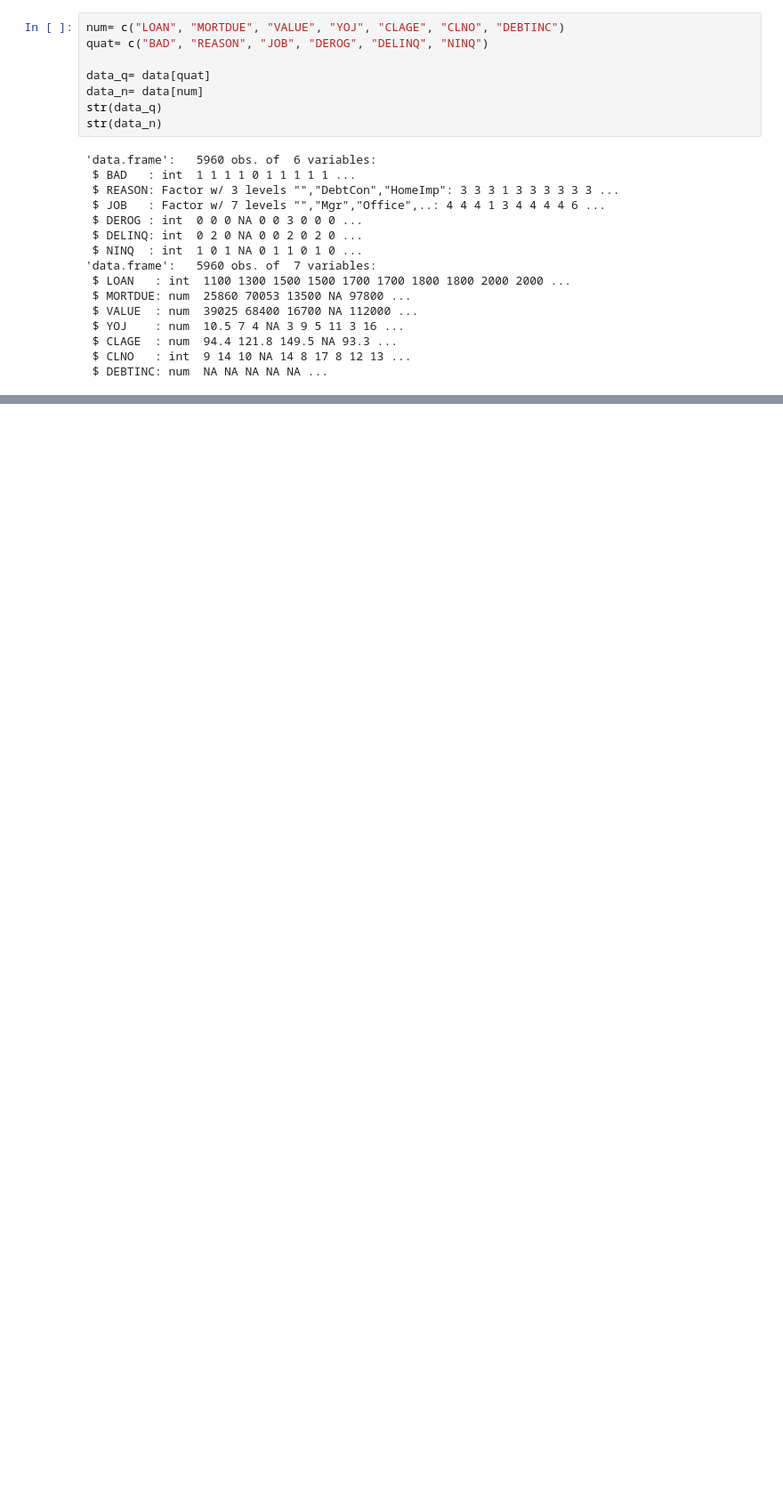
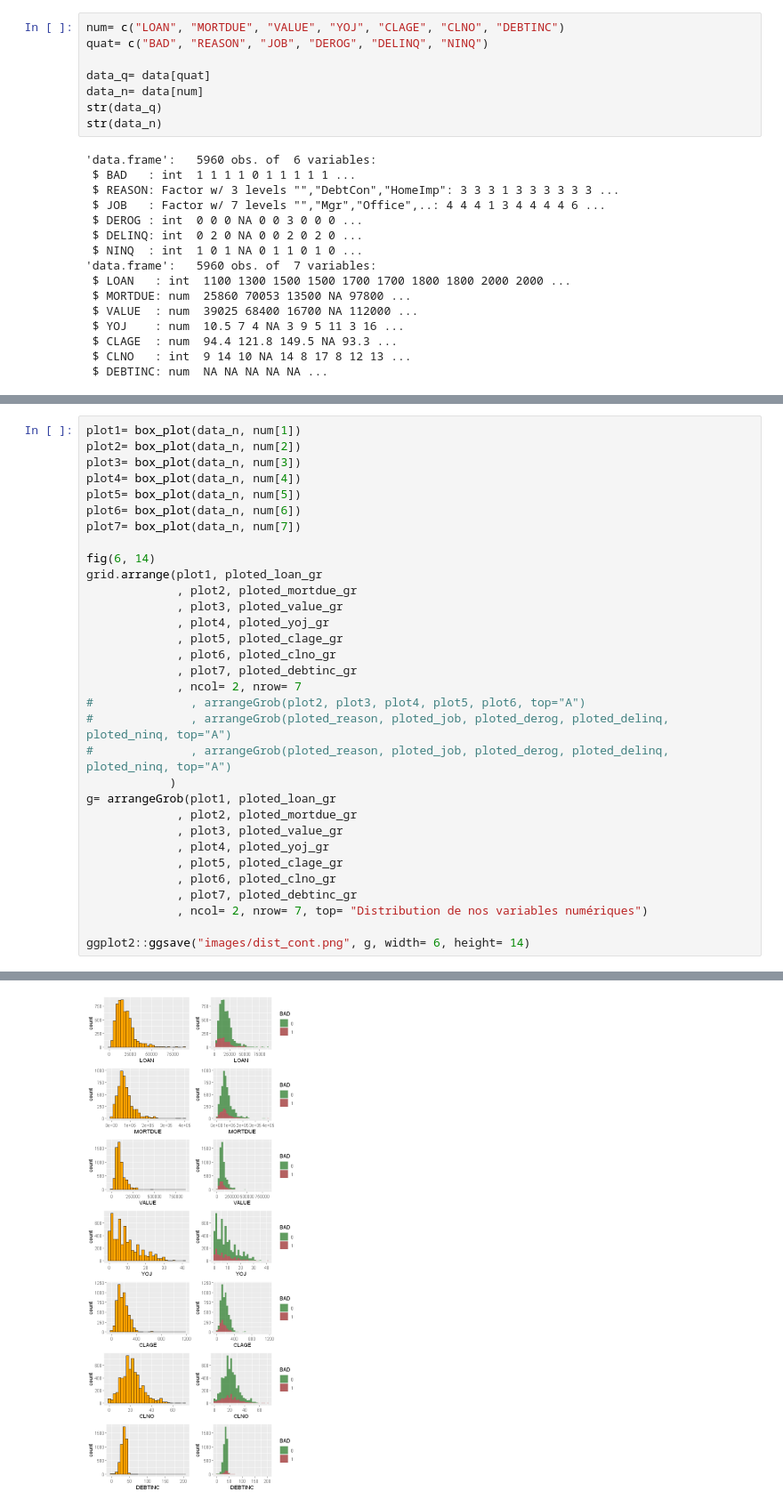
Before and after one commit to Orlogskapten/scoring_R, a Jupyter notebook: first_try.ipynb, the cells around one changed output, grey strips where cells are left out. Shown at 89% size. Cells and saved outputs as stored; diff of their text form; blank space fills up the shorter version.

```diff
--- a/first_try.ipynb
+++ b/first_try.ipynb
@@ -161,0 +335,33 @@ Warning message:
+# %%
+plot1= box_plot(data_n, num[1])
+plot2= box_plot(data_n, num[2])
+plot3= box_plot(data_n, num[3])
+plot4= box_plot(data_n, num[4])
+plot5= box_plot(data_n, num[5])
+plot6= box_plot(data_n, num[6])
+plot7= box_plot(data_n, num[7])
+
+fig(6, 14)
+grid.arrange(plot1, ploted_loan_gr
+             , plot2, ploted_mortdue_gr
+             , plot3, ploted_value_gr
+             , plot4, ploted_yoj_gr
+             , plot5, ploted_clage_gr
+             , plot6, ploted_clno_gr
+             , plot7, ploted_debtinc_gr
+             , ncol= 2, nrow= 7
+#              , arrangeGrob(plot2, plot3, plot4, plot5, plot6, top="A")
+#              , arrangeGrob(ploted_reason, ploted_job, ploted_derog, ploted_delinq, ploted_ninq, top="A")
+#              , arrangeGrob(ploted_reason, ploted_job, ploted_derog, ploted_delinq, ploted_ninq, top="A")
+            )
+g= arrangeGrob(plot1, ploted_loan_gr
+             , plot2, ploted_mortdue_gr
+             , plot3, ploted_value_gr
+             , plot4, ploted_yoj_gr
+             , plot5, ploted_clage_gr
+             , plot6, ploted_clno_gr
+             , plot7, ploted_debtinc_gr
+             , ncol= 2, nrow= 7, top= "Distribution de nos variables numériques")
+
+ggplot2::ggsave("images/dist_cont.png", g, width= 6, height= 14)
+# %% [output]
@@ -161,0 +385 @@ Warning message:
+[figure, added]
```
Also changed, not shown: parts of 12 cells of this notebook, 6 other files.
